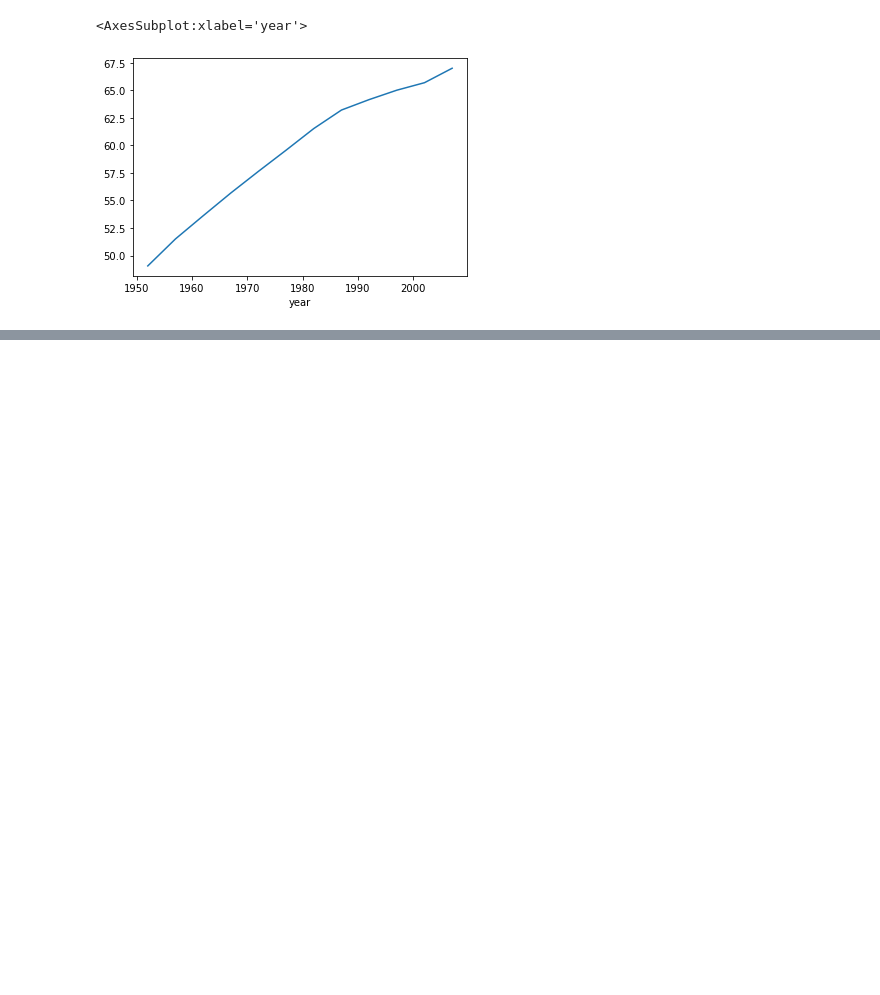
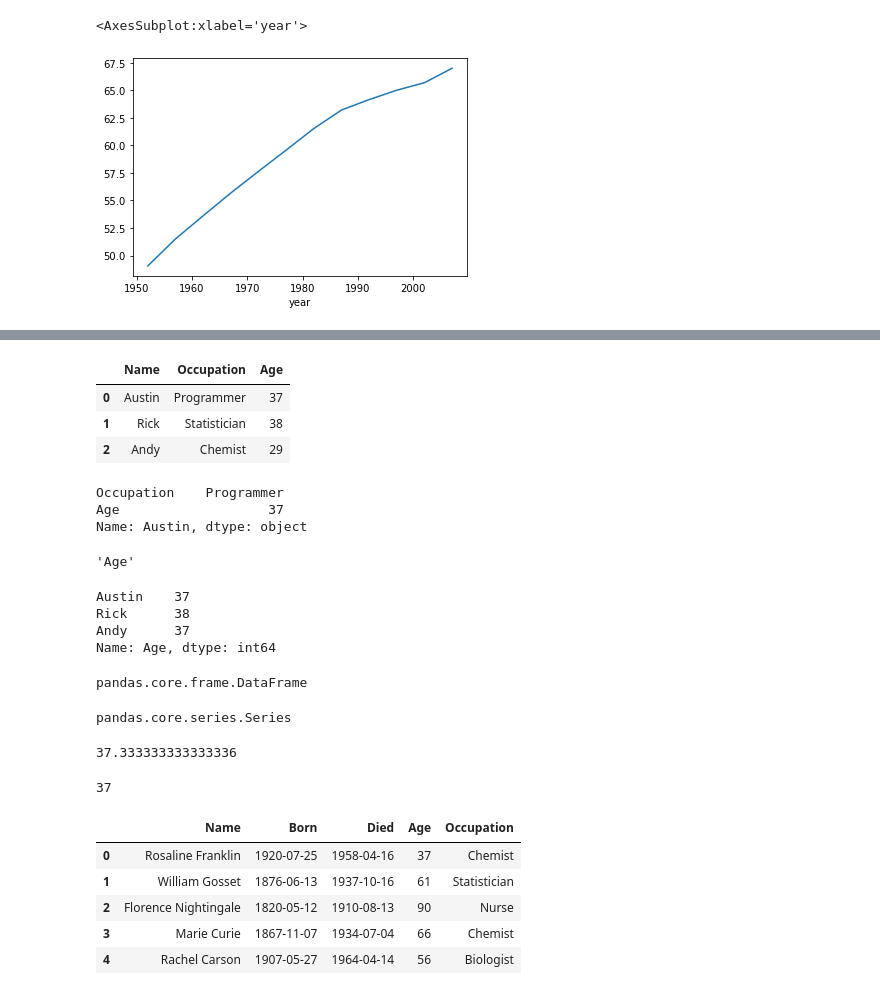
Before and after one commit to Jiyeon1104/STUDY_Python-ADVANCED, a Jupyter notebook: day05/pandas.ipynb, the cells around one changed output, grey strips where cells are left out. Saved outputs shown, nothing was run; the diff lists cells and outputs as text; code cells hidden in the pictures; blank space fills up the shorter version.

```diff
--- a/day05/pandas.ipynb
+++ b/day05/pandas.ipynb
@@ -319,0 +369,34 @@ group_year_lifeExp.mean().plot()
+# %%
+# 딕셔너리에서 순서를 보장하는 방법
+
+from collections import OrderedDict
+
+sci = pd.DataFrame(OrderedDict([
+    ('Name', ['Austin', 'Rick', 'Andy']),
+    ('Occupation', ['Programmer', 'Statistician', 'Chemist']),
+    ('Age', [37,38,29])
+])
+)
+
+sci
+# %% [output]
+|  | Name | Occupation | Age |
+| 0 | Austin | Programmer | 37 |
+| 1 | Rick | Statistician | 38 |
+| 2 | Andy | Chemist | 29 |
+# %%
+# Series가 판다스의 데이터 구성 기본 단위
+# 데이터 프레임에서 시리즈를 선택하는 방법
+sci = pd.DataFrame({
+    'Occupation' : ['Programmer', 'Statistician','Chemist'],
+    'Age': [37, 38, 37]},
+    index = ['Austin', 'Rick', 'Andy'],
+)
+sci
+
+person1 = sci.loc['Austin']
+print(person1)
+# %% [output]
+Occupation    Programmer
+Age                   37
+Name: Austin, dtype: object
@@ -319,0 +413,41 @@ group_year_lifeExp.mean().plot()
+# %%
+# 인덱스의 첫 번째 값을 추출
+person1.index[1]
+# %% [output]
+'Age'
+# %%
+# 시리즈에서 기초 통계
+sci['Age']
+# %% [output]
+Austin    37
+Rick      38
+Andy      37
+Name: Age, dtype: int64
+# %%
+type(sci)
+# %% [output]
+pandas.core.frame.DataFrame
+# %%
+ages=sci['Age']
+type(ages)
+# %% [output]
+pandas.core.series.Series
+# %%
+ages.mean()
+# %% [output]
+37.333333333333336
+# %%
+ages.min()
+# %% [output]
+37
+# %%
+sci = pd.read_csv('scientists.csv')
+# %%
+sci.head()
+# %% [output]
+|  | Name | Born | Died | Age | Occupation |
+| 0 | Rosaline Franklin | 1920-07-25 | 1958-04-16 | 37 | Chemist |
+| 1 | William Gosset | 1876-06-13 | 1937-10-16 | 61 | Statistician |
+| 2 | Florence Nightingale | 1820-05-12 | 1910-08-13 | 90 | Nurse |
+| 3 | Marie Curie | 1867-11-07 | 1934-07-04 | 66 | Chemist |
+| 4 | Rachel Carson | 1907-05-27 | 1964-04-14 | 56 | Biologist |
```
Also changed, not shown: parts of 7 cells of this notebook.
